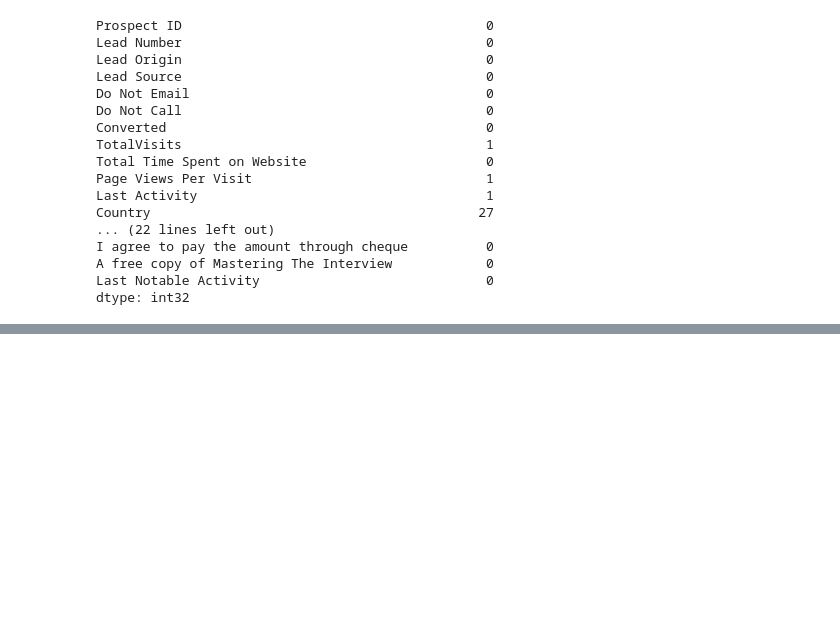
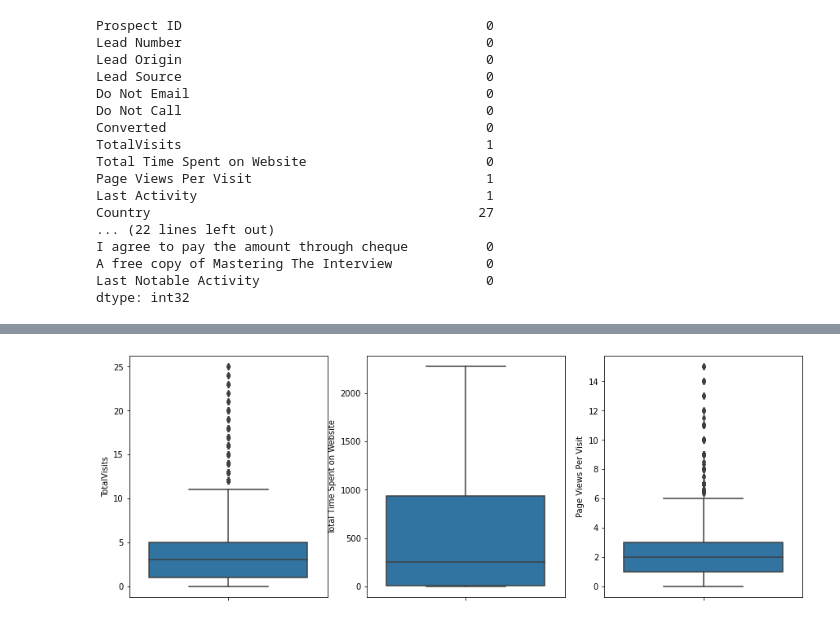
Before and after one commit to pinnamaneni2005/Lead-Scoring, a Jupyter notebook: LeadScoringAssignment.ipynb, the cells around one changed output, grey strips where cells are left out. Saved outputs shown, nothing was run; the diff lists cells and outputs as text; code cells hidden in the pictures; blank space fills up the shorter version.

```diff
--- a/LeadScoringAssignment.ipynb
+++ b/LeadScoringAssignment.ipynb
@@ -155,0 +441,31 @@ dtype: int32
+# %%
+# removing (statistical) outliers
+
+# outlier treatment for TotalVisits
+Q1 = leads.TotalVisits.quantile(0.05)
+Q3 = leads.TotalVisits.quantile(0.95)
+IQR = Q3 - Q1
+leads = leads[(leads.TotalVisits >= Q1 - 1.5*IQR) & (leads.TotalVisits <= Q3 + 1.5*IQR)]
+
+# outlier treatment for 'Total Time Spent on Website'
+Q1 = leads['Total Time Spent on Website'].quantile(0.05)
+Q3 = leads['Total Time Spent on Website'].quantile(0.95)
+IQR = Q3 - Q1
+leads = leads[(leads['Total Time Spent on Website'] >= Q1 - 1.5*IQR) & (leads['Total Time Spent on Website'] <= Q3 + 1.5*IQR)]
+
+# outlier treatment for 'Page Views Per Visit'
+Q1 = leads['Page Views Per Visit'].quantile(0.05)
+Q3 = leads['Page Views Per Visit'].quantile(0.95)
+IQR = Q3 - Q1
+leads = leads[(leads['Page Views Per Visit'] >= Q1 - 1.5*IQR) & (leads['Page Views Per Visit'] <= Q3 + 1.5*IQR)]
+# %%
+plt.figure(figsize=(20, 12))
+plt.subplot(2,4,1)
+sns.boxplot(x = 'TotalVisits', data = leads, orient='v')
+plt.subplot(2,4,2)
+sns.boxplot(x = 'Total Time Spent on Website', data = leads, orient='v')
+plt.subplot(2,4,3)
+sns.boxplot(x = 'Page Views Per Visit', data = leads, orient='v')
+plt.show()
+# %% [output]
+[figure, added]
```
Also changed, not shown: parts of 211 cells of this notebook.
